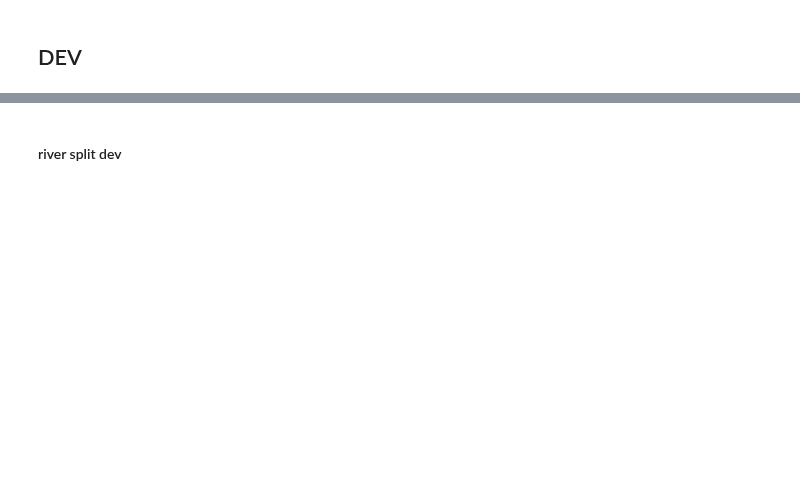
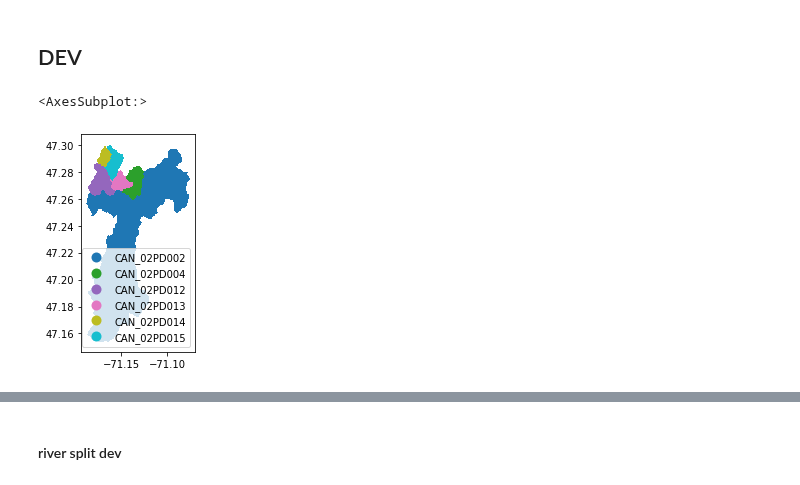
Before and after one commit to CH-Earth/camels_spat, a Jupyter notebook: 5_basin_delineation/8_distributed_shape_split_nested_polygons_and_rivers.ipynb, the cells around one changed output, grey strips where cells are left out. Saved outputs shown, nothing was run; the diff lists cells and outputs as text; code cells hidden in the pictures; blank space fills up the shorter version.

```diff
--- a/5_basin_delineation/8_distributed_shape_split_nested_polygons_and_rivers.ipynb
+++ b/5_basin_delineation/8_distributed_shape_split_nested_polygons_and_rivers.ipynb
@@ -399,2 +425,4 @@ comid
+# %%
+comid = 72042363
 # %%
 # Set up a test case
@@ -403,3 +431,8 @@ tmp_mask = (duplicate_comids_with_gauge.index.get_level_values(0) == comid)
 old_basin_gdf = duplicate_comids_with_gauge[tmp_mask]
 
 new_basin_parts, new_comids, new_basin_gdf = split_nested_polygon(comid, old_basin_gdf, stations_gdf, img_folder, overwrite=True)
+# %%
+old_basin_gdf.reset_index().sort_values(by='unitarea', ascending=False).plot(column='basin_id', legend=True, legend_kwds={'loc': 'lower right'})
+# %% [output]
+<AxesSubplot:>
+[figure, added]
```
Also changed, not shown: parts of 49 cells of this notebook.
